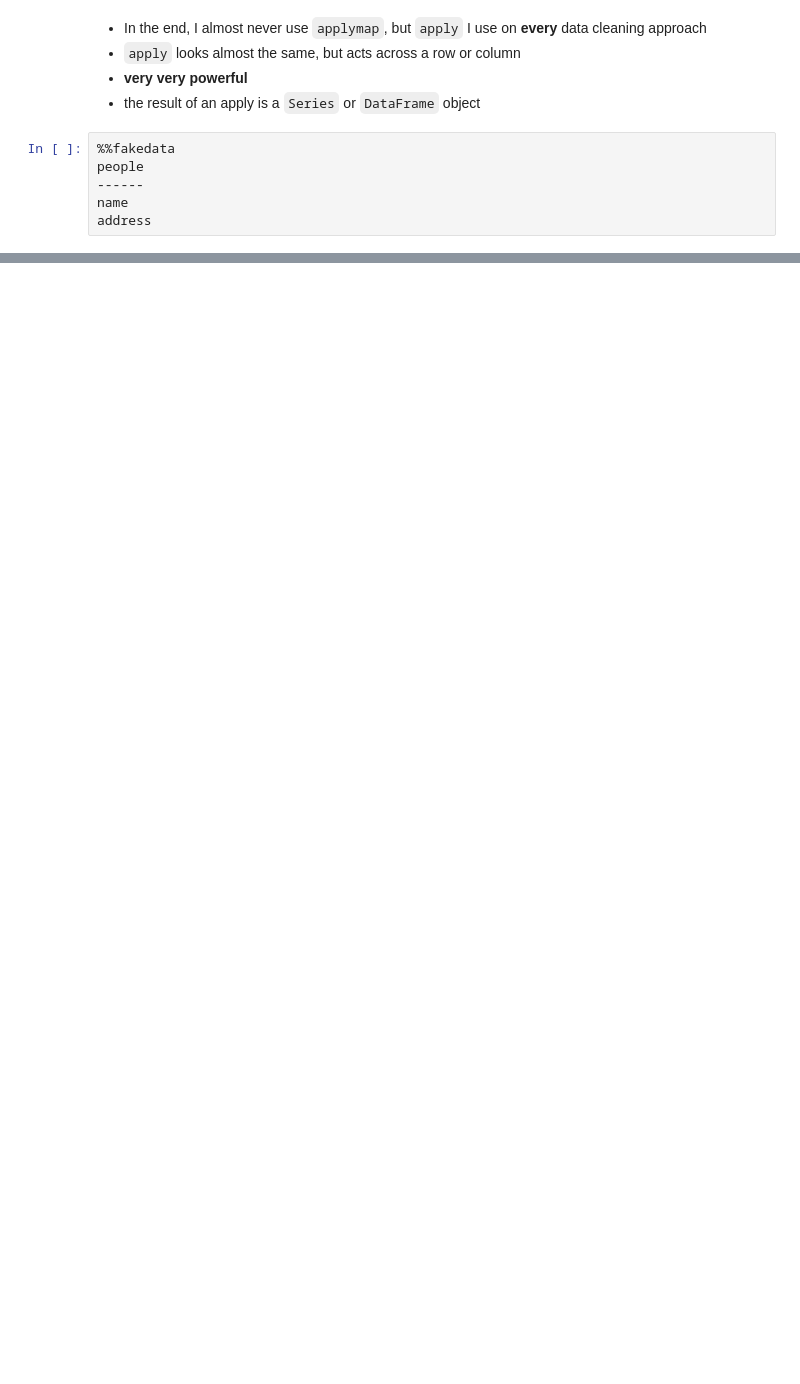
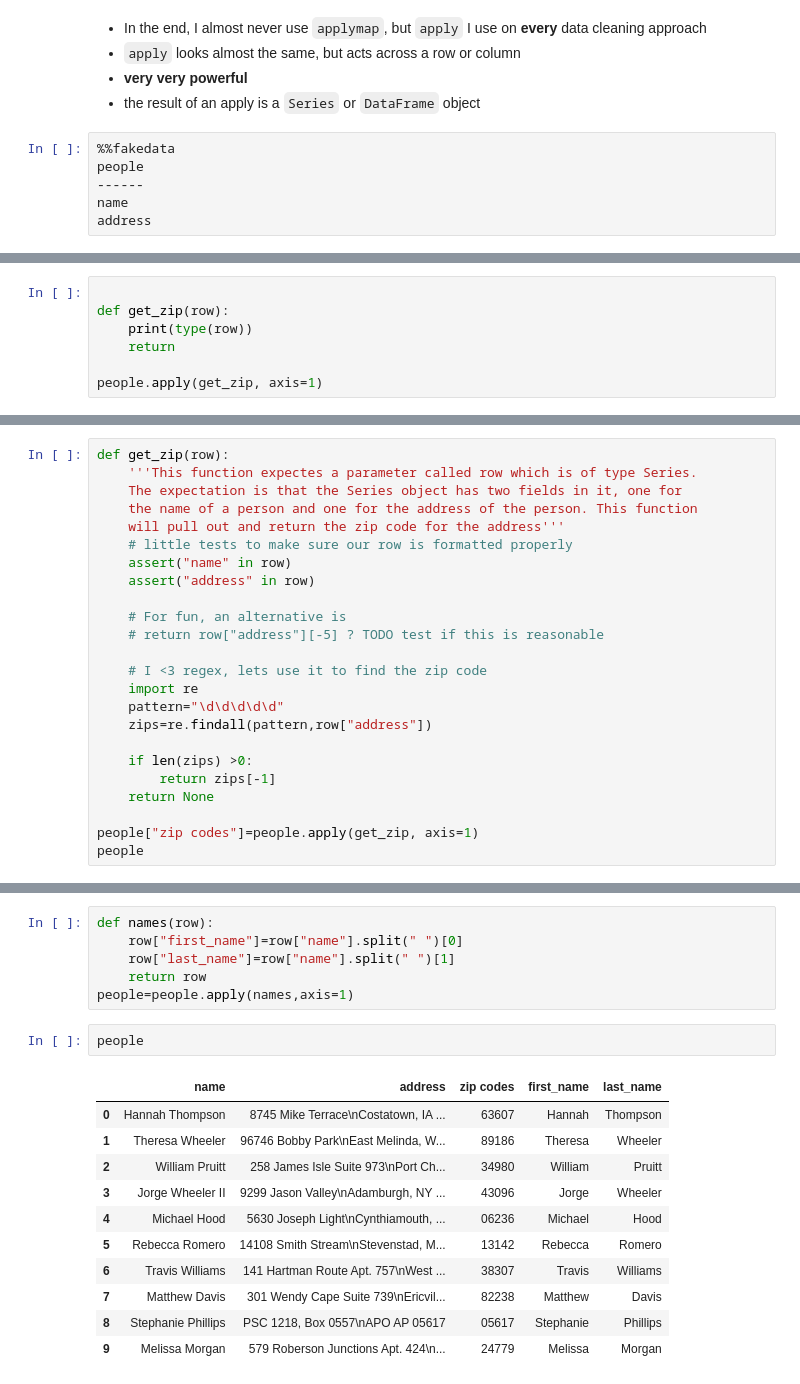
Before and after one commit to cab938/si330_fa20, a Jupyter notebook: 8_apply.ipynb, the cells around one changed output, grey strips where cells are left out. Drawn from its saved outputs; the diff is of its cells as text; blank space fills up the shorter version.

```diff
--- a/8_apply.ipynb
+++ b/8_apply.ipynb
@@ -47,0 +127,7 @@ people
+# %%
+
+def get_zip(row):
+    print(type(row))
+    return
+
+people.apply(get_zip, axis=1)
@@ -47,0 +156,24 @@ people
+# %%
+def get_zip(row):
+    '''This function expectes a parameter called row which is of type Series.
+    The expectation is that the Series object has two fields in it, one for
+    the name of a person and one for the address of the person. This function
+    will pull out and return the zip code for the address'''
+    # little tests to make sure our row is formatted properly
+    assert("name" in row)
+    assert("address" in row)
+
+    # For fun, an alternative is
+    # return row["address"][-5] ? TODO test if this is reasonable
+
+    # I <3 regex, lets use it to find the zip code
+    import re
+    pattern="\d\d\d\d\d"
+    zips=re.findall(pattern,row["address"])
+
+    if len(zips) >0:
+        return zips[-1]
+    return None
+
+people["zip codes"]=people.apply(get_zip, axis=1)
+people
@@ -47,0 +192,20 @@ people
+# %%
+def names(row):
+    row["first_name"]=row["name"].split(" ")[0]
+    row["last_name"]=row["name"].split(" ")[1]
+    return row
+people=people.apply(names,axis=1)
+# %%
+people
+# %% [output]
+|  | name | address | zip codes | first_name | last_name |
+| 0 | Hannah Thompson | 8745 Mike Terrace\nCostatown, IA ... | 63607 | Hannah | Thompson |
+| 1 | Theresa Wheeler | 96746 Bobby Park\nEast Melinda, W... | 89186 | Theresa | Wheeler |
+| 2 | William Pruitt | 258 James Isle Suite 973\nPort Ch... | 34980 | William | Pruitt |
+| 3 | Jorge Wheeler II | 9299 Jason Valley\nAdamburgh, NY ... | 43096 | Jorge | Wheeler |
+| 4 | Michael Hood | 5630 Joseph Light\nCynthiamouth, ... | 06236 | Michael | Hood |
+| 5 | Rebecca Romero | 14108 Smith Stream\nStevenstad, M... | 13142 | Rebecca | Romero |
+| 6 | Travis Williams | 141 Hartman Route Apt. 757\nWest ... | 38307 | Travis | Williams |
+| 7 | Matthew Davis | 301 Wendy Cape Suite 739\nEricvil... | 82238 | Matthew | Davis |
+| 8 | Stephanie Phillips | PSC 1218, Box 0557\nAPO AP 05617 | 05617 | Stephanie | Phillips |
+| 9 | Melissa Morgan | 579 Roberson Junctions Apt. 424\n... | 24779 | Melissa | Morgan |
```
Also changed, not shown: parts of 18 cells of this notebook.
